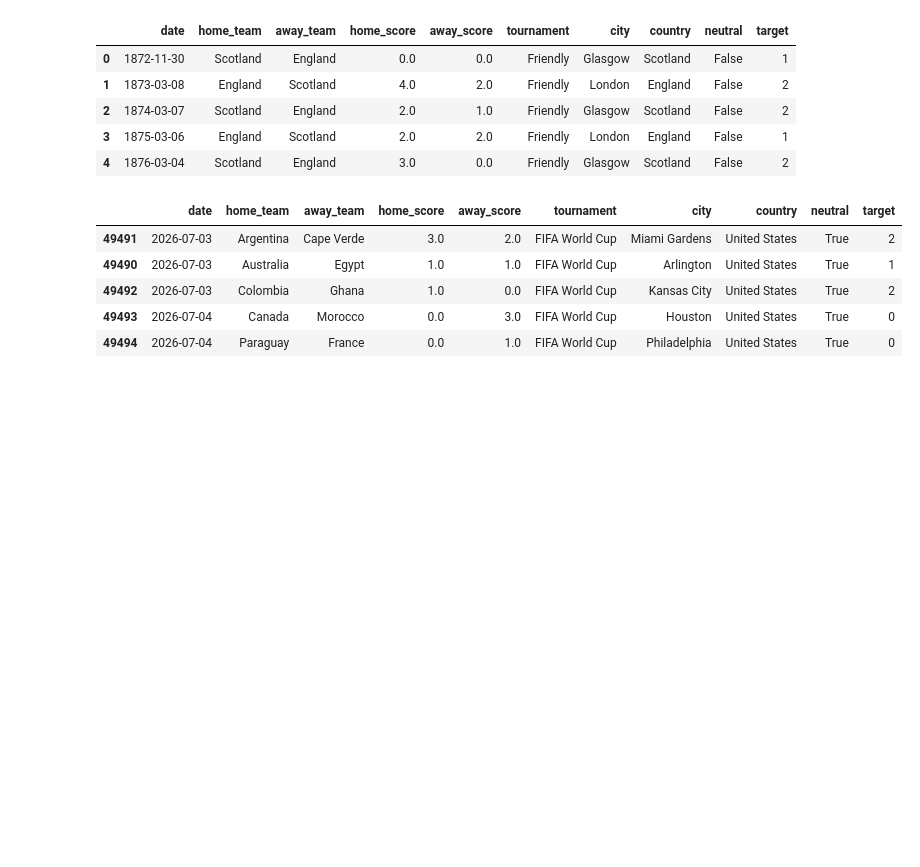
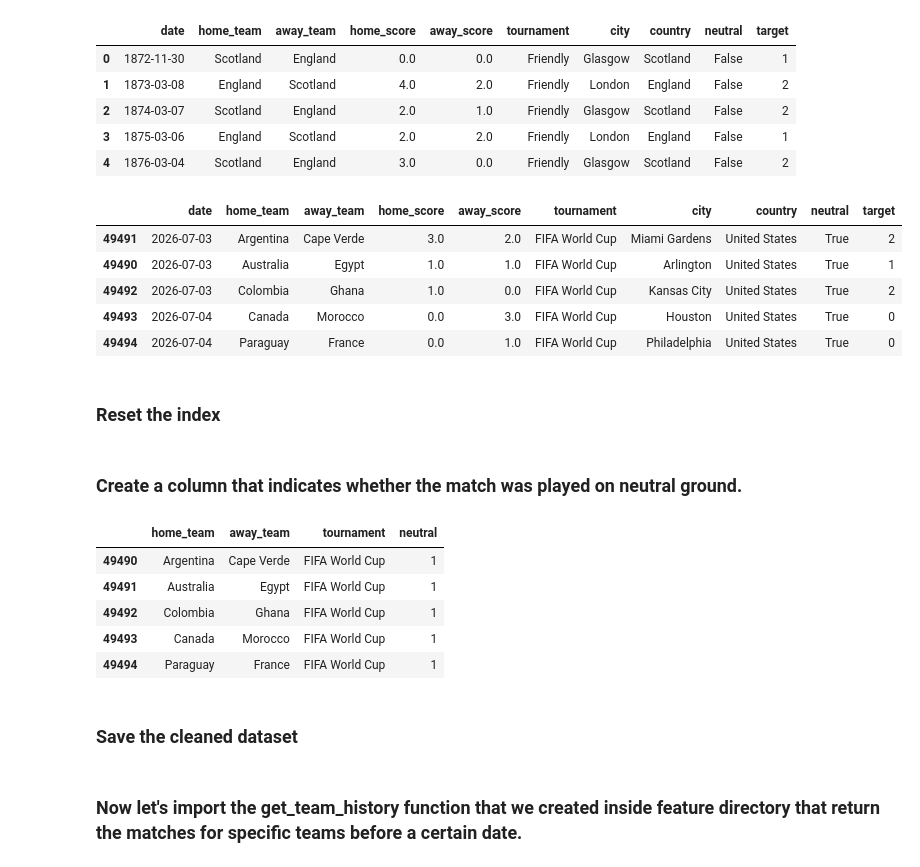
Before and after one commit to Abol3ninn/WorldCup-Predictor, a Jupyter notebook: notebooks/01_data_loading.ipynb, the cells around one changed output. Drawn from its saved outputs; the diff is of its cells as text; code cells hidden in the pictures; blank space fills up the shorter version.

Commit message:
Creating the training dataset

```diff
--- a/notebooks/01_data_loading.ipynb
+++ b/notebooks/01_data_loading.ipynb
@@ -231,5 +255,9 @@ played_matches.tail()
 | 49492 | 2026-07-03 | Colombia | Ghana | 1.0 | 0.0 | FIFA World Cup | Kansas City | United States | True | 2 |
 | 49493 | 2026-07-04 | Canada | Morocco | 0.0 | 3.0 | FIFA World Cup | Houston | United States | True | 0 |
 | 49494 | 2026-07-04 | Paraguay | France | 0.0 | 1.0 | FIFA World Cup | Philadelphia | United States | True | 0 |
+# %% [markdown]
+### Reset the index
 # %%
 played_matches = played_matches.reset_index(drop=True)
+# %% [markdown]
+### Create a column that indicates whether the match was played on neutral ground.
@@ -236,5 +266,18 @@ played_matches = played_matches.reset_index(drop=True)
+# %%
+played_matches[["home_team", "away_team", "tournament", "neutral"]].tail()
+# %% [output]
+|  | home_team | away_team | tournament | neutral |
+| 49490 | Argentina | Cape Verde | FIFA World Cup | 1 |
+| 49491 | Australia | Egypt | FIFA World Cup | 1 |
+| 49492 | Colombia | Ghana | FIFA World Cup | 1 |
+| 49493 | Canada | Morocco | FIFA World Cup | 1 |
+| 49494 | Paraguay | France | FIFA World Cup | 1 |
+# %% [markdown]
+### Save the cleaned dataset
 # %%
 played_matches.to_csv(
     "../data/processed/played_matches.csv",
     index=False
 )
+# %% [markdown]
+### Now let's import the get_team_history function that we created inside feature directory that return the matches for specific teams before a certain date.
```
Also changed, not shown: parts of 34 cells of this notebook, 6 other files.
